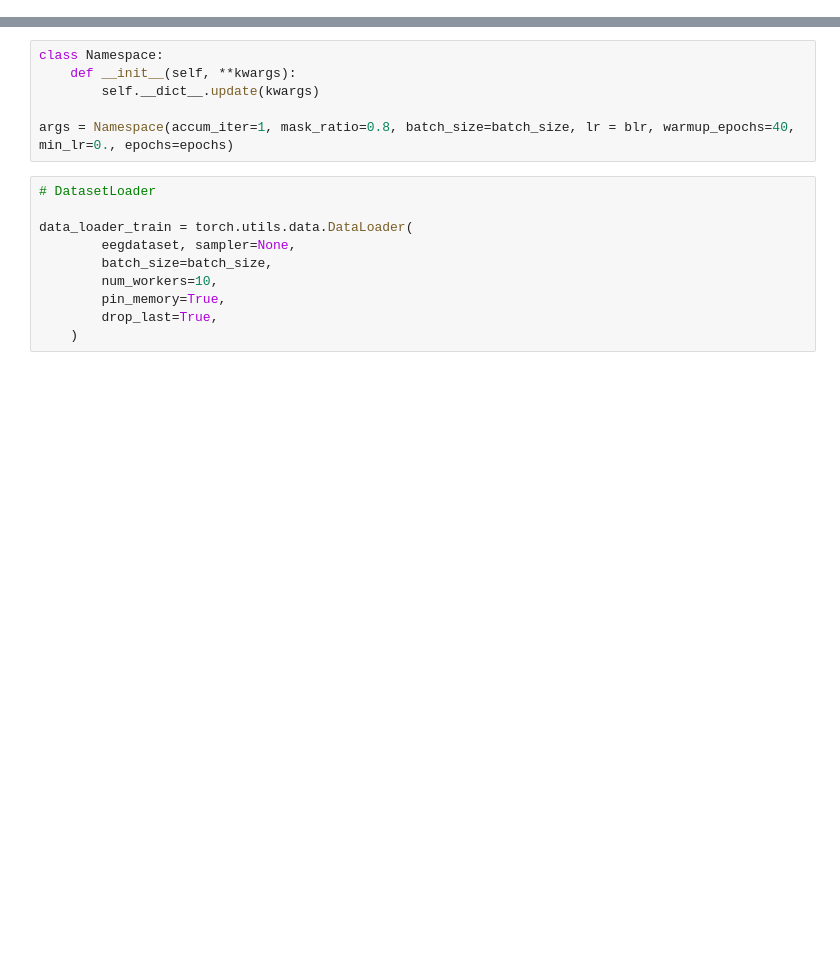
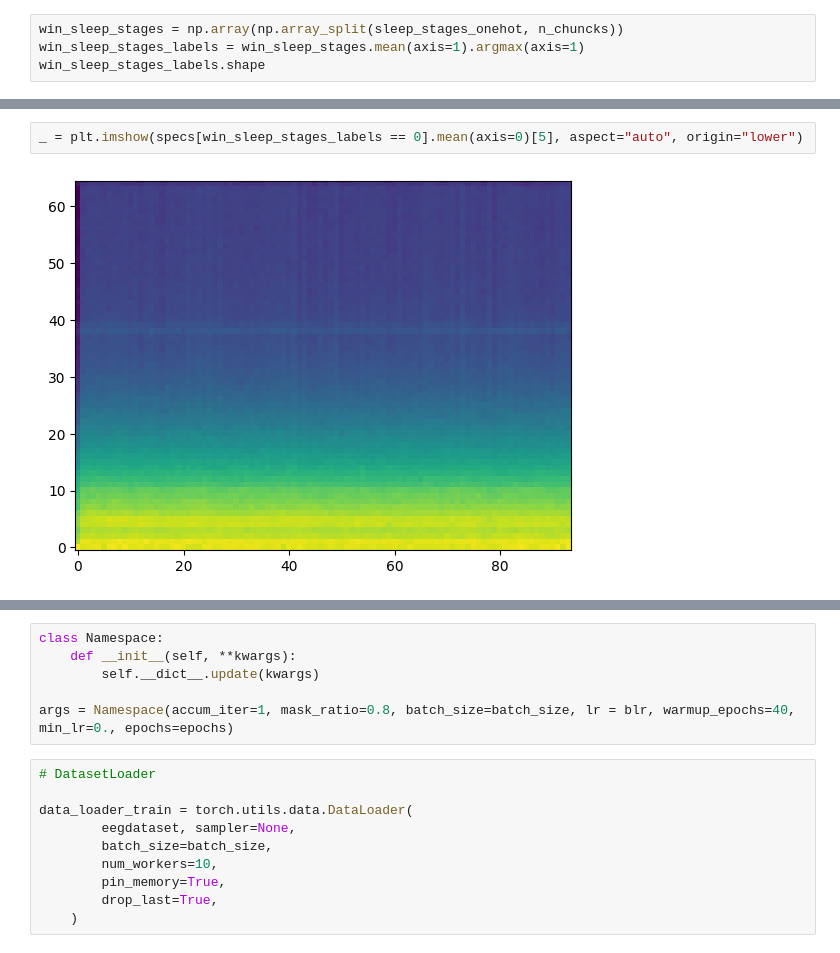
Before and after one commit to jiapulidoar/EEGMAE, a Jupyter notebook: maeeeg.ipynb, the cells around one changed output, grey strips where cells are left out. Cells and saved outputs as stored; diff of their text form; blank space fills up the shorter version.

```diff
--- a/maeeeg.ipynb
+++ b/maeeeg.ipynb
@@ -11,0 +102,4 @@ from engine_pretrain import train_one_epoch
+# %%
+win_sleep_stages = np.array(np.array_split(sleep_stages_onehot, n_chuncks))
+win_sleep_stages_labels = win_sleep_stages.mean(axis=1).argmax(axis=1)
+win_sleep_stages_labels.shape
@@ -11,0 +149,4 @@ from engine_pretrain import train_one_epoch
+# %%
+_ = plt.imshow(specs[win_sleep_stages_labels == 0].mean(axis=0)[5], aspect="auto", origin="lower")
+# %% [output]
+[figure, added]
```
Also changed, not shown: parts of 63 cells of this notebook, 6 other files.
